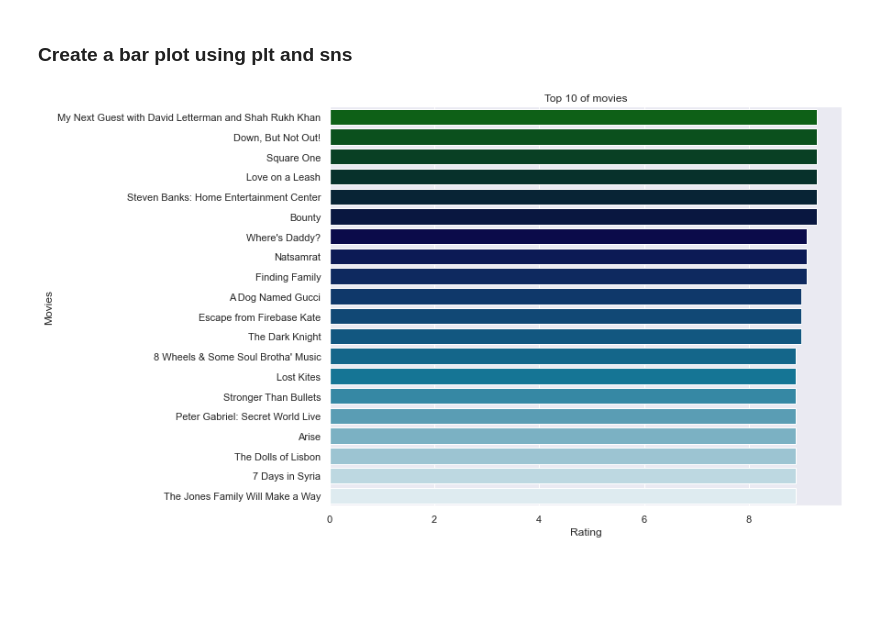
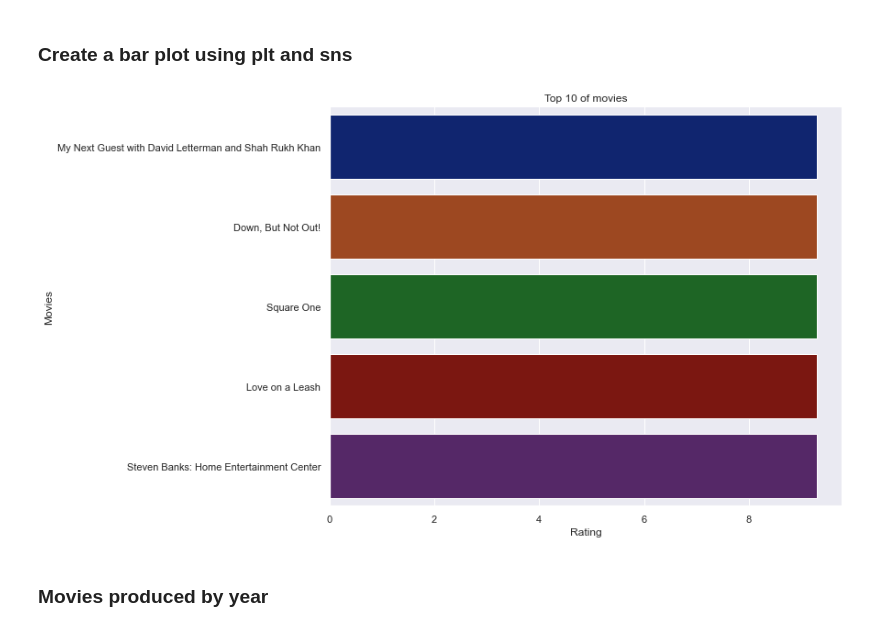
Before and after one commit to galileoguzman/bedu-data-04-20210306, a Jupyter notebook: movies_analysis.ipynb, the cells around one changed output. Cells and saved outputs as stored; diff of their text form; code cells hidden in the pictures; blank space fills up the shorter version.

```diff
--- a/movies_analysis.ipynb
+++ b/movies_analysis.ipynb
@@ -101,6 +101,6 @@ df.head()
 # %% [markdown]
 ### Get top 10 based on IMDB ranking
 # %%
-top_10_imdb = df.sort_values(by='imdb', ascending=False)[['title', 'imdb']][:20]
+top_10_imdb = df.sort_values(by='imdb', ascending=False)[['title', 'imdb']][:5]
 print(top_10_imdb)
 # %% [output]
@@ -126,17 +115,19 @@ print(top_10_imdb)
 # %%
 # Configure sns
 sns.set()
 
 # Create a plt
 plt.figure(figsize=(10, 8))
 plt.title('Top 10 of movies')
 
-sns.barplot(data=top_10_imdb, y='title', x='imdb', palette='ocean')
+sns.barplot(data=top_10_imdb, y='title', x='imdb', palette='dark')
 
 plt.xlabel('Rating')
 plt.ylabel('Movies')
 
 # Showing plot
 plt.show()
 # %% [output]
-[figure, old version]
+[figure, new version]
+# %% [markdown]
+### Movies produced by year
```
Also changed, not shown: parts of 5 cells of this notebook.
